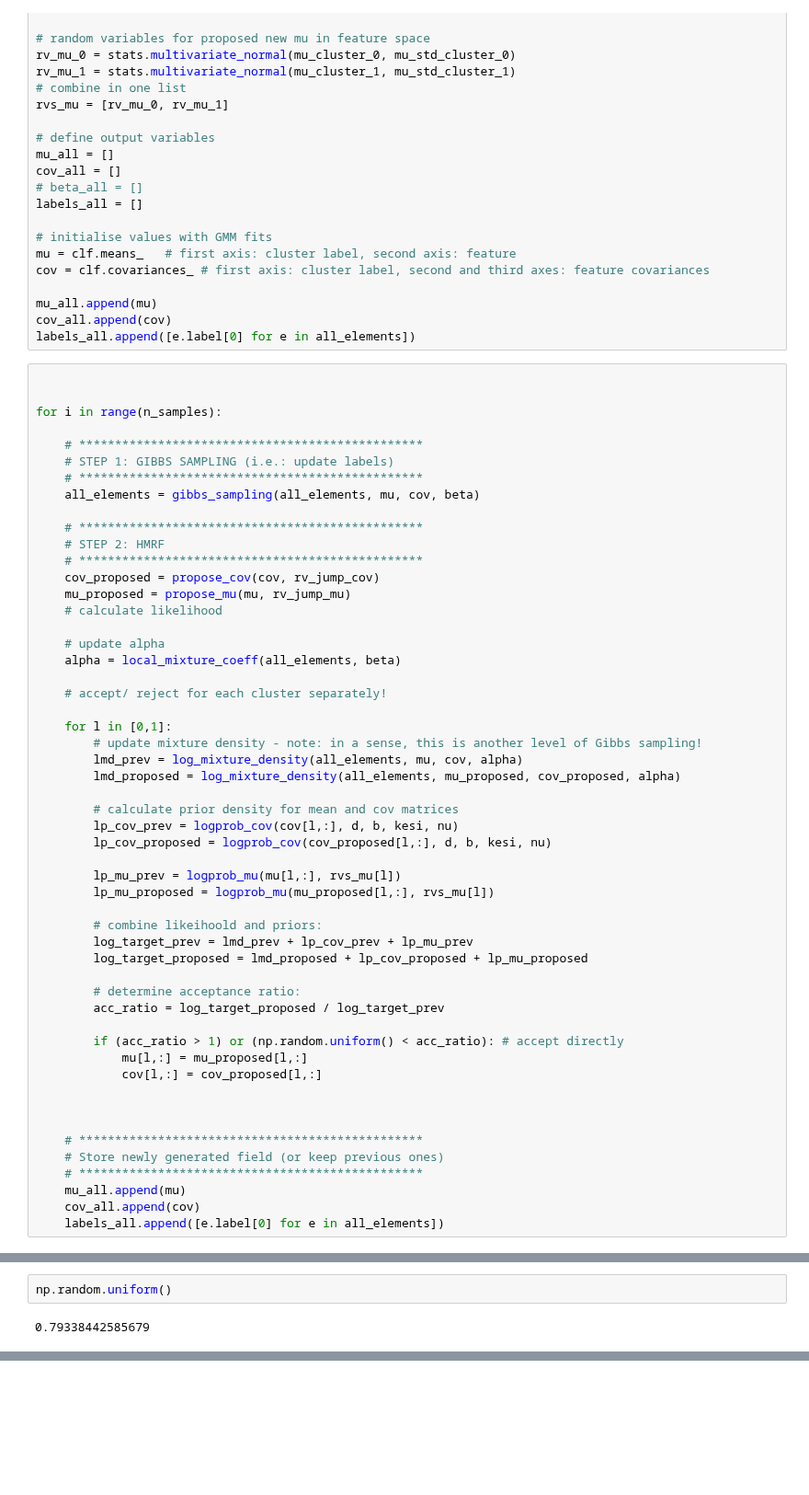
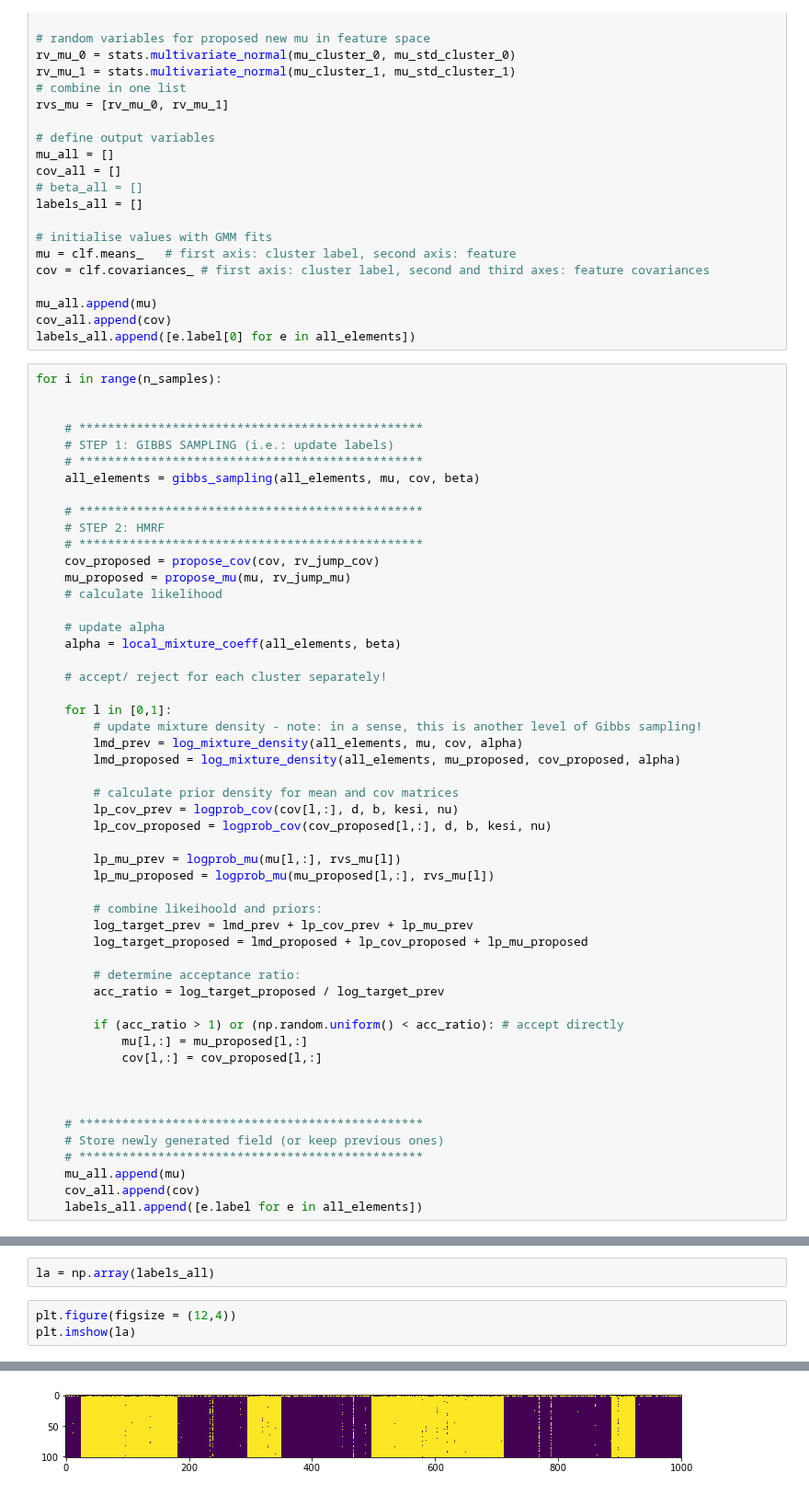
Before and after one commit to cgre-aachen/bayseg, a Jupyter notebook: notebooks/simple_1D.ipynb, the cells around one changed output, grey strips where cells are left out. Shown at 92% size. Saved outputs shown, nothing was run; the diff lists cells and outputs as text; blank space fills up the shorter version.

```diff
--- a/notebooks/simple_1D.ipynb
+++ b/notebooks/simple_1D.ipynb
@@ -911,9 +911,8 @@ mu_all.append(mu)
 cov_all.append(cov)
 labels_all.append([e.label[0] for e in all_elements])
 # %%
+for i in range(n_samples):
 
-
-for i in range(n_samples):
 
     # ************************************************
     # STEP 1: GIBBS SAMPLING (i.e.: update labels)
@@ -962,4 +961,4 @@ for i in range(n_samples):
     # ************************************************
     mu_all.append(mu)
     cov_all.append(cov)
-    labels_all.append([e.label[0] for e in all_elements])
+    labels_all.append([e.label for e in all_elements])
@@ -968,4 +965,6 @@ IndentationError: expected an indented block (<ipython-input-951-45d40972ba86>,
-# %%
-np.random.uniform()
-# %% [output]
-0.79338442585679
+# %%
+la = np.array(labels_all)
+# %%
+plt.figure(figsize = (12,4))
+plt.imshow(la)
+# %% [output]
@@ -971,0 +972 @@ np.random.uniform()
+[figure, added]
```
Also changed, not shown: parts of 2 cells of this notebook.
